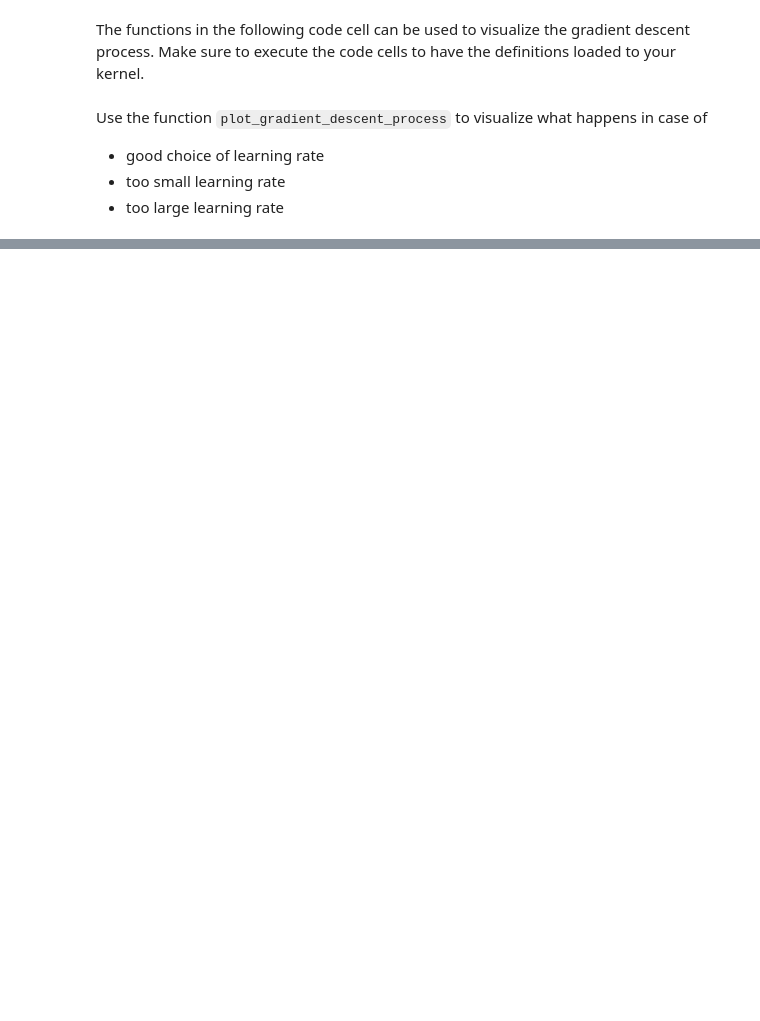
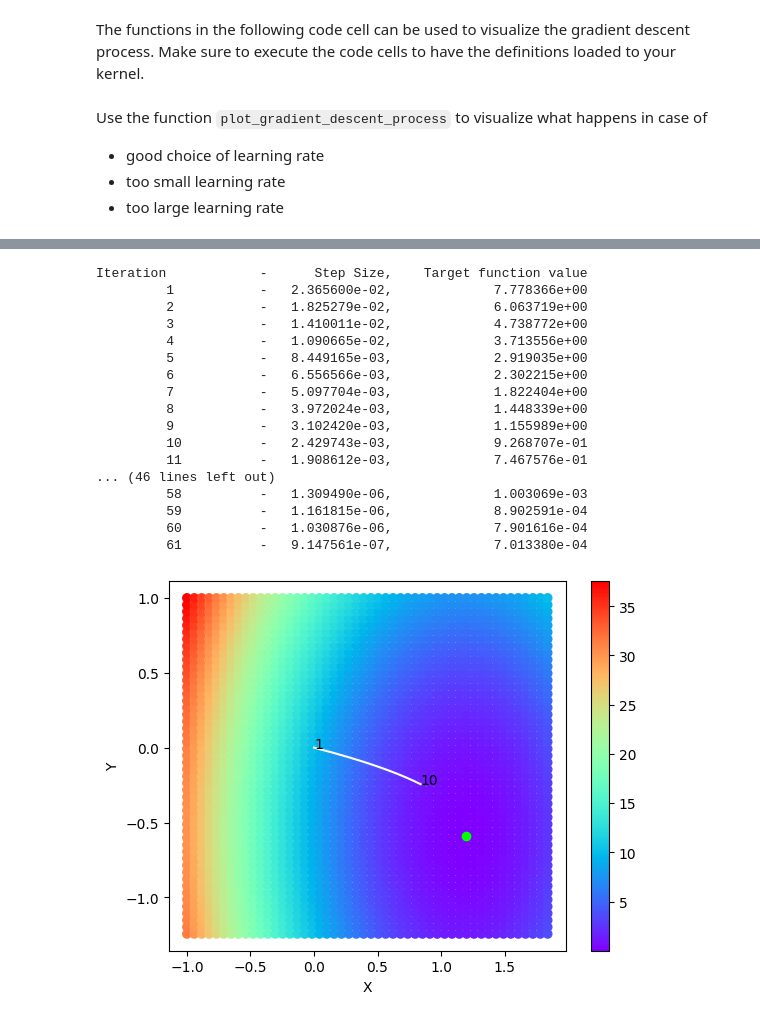
Before and after one commit to ChickenExecutor/HotAi, a Jupyter notebook: V3_neural_networks/V3_neural_networks/exercises/02_gradient_descent.ipynb, the cells around one changed output, grey strips where cells are left out. Saved outputs shown, nothing was run; the diff lists cells and outputs as text; code cells hidden in the pictures; blank space fills up the shorter version.

```diff
--- a/V3_neural_networks/V3_neural_networks/exercises/02_gradient_descent.ipynb
+++ b/V3_neural_networks/V3_neural_networks/exercises/02_gradient_descent.ipynb
@@ -163,11 +249,32 @@ plt.show()
 # %%
 # This cell: Too small choice of learning rate!
 ### YOUR SOLUTION HERE
 # 1) Use the function gradient_descent to perform gradient descent and get a sequence of x-y-Positions
+xs, ys = gradient_descent(0, 0, f_quad, f_quad_dw, f_quad_db, 0.01, 1e-6, 100)
 # 2) Use the function plot_gradient_descent_process to create a plot of the sequence
+plot_gradient_descent_process(xs, ys, f_quad, 10, 3/2.5, -1/1.7)
 ### END OF SOLUTION
 # Show plot
 plt.show()
+# %% [output]
+Iteration            -      Step Size,    Target function value
+         1           -   2.365600e-02,             7.778366e+00
+         2           -   1.825279e-02,             6.063719e+00
+         3           -   1.410011e-02,             4.738772e+00
+         4           -   1.090665e-02,             3.713556e+00
+         5           -   8.449165e-03,             2.919035e+00
+         6           -   6.556566e-03,             2.302215e+00
+         7           -   5.097704e-03,             1.822404e+00
+         8           -   3.972024e-03,             1.448339e+00
+         9           -   3.102420e-03,             1.155989e+00
+         10          -   2.429743e-03,             9.268707e-01
+         11          -   1.908612e-03,             7.467576e-01
+... (46 lines left out)
+         58          -   1.309490e-06,             1.003069e-03
+         59          -   1.161815e-06,             8.902591e-04
+         60          -   1.030876e-06,             7.901616e-04
+         61          -   9.147561e-07,             7.013380e-04
+[figure, added]
 # %%
 # This cell: Too large choice of learning rate!
 ### YOUR SOLUTION HERE
```
Also changed, not shown: parts of 7 cells of this notebook, 39 other files.
